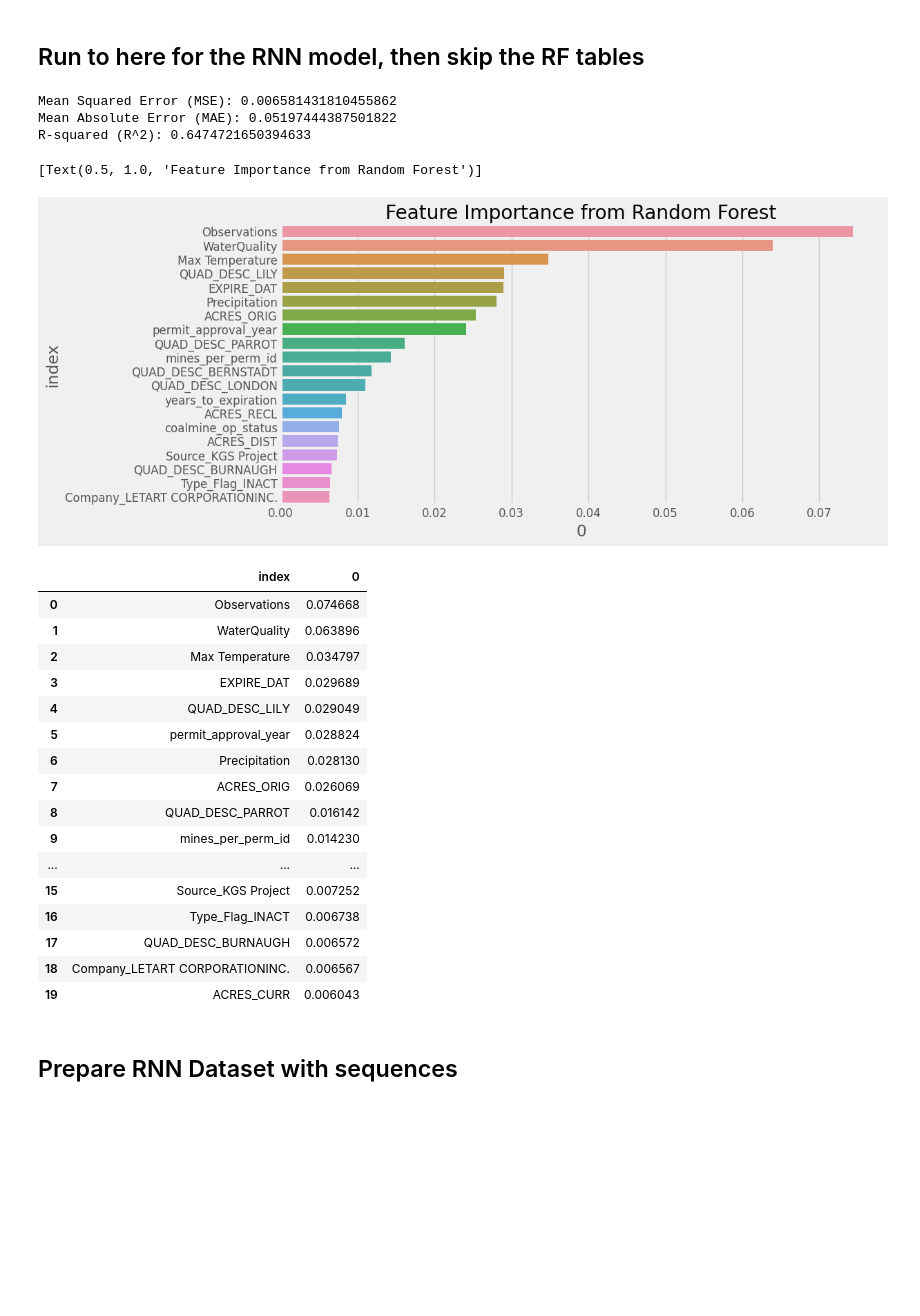
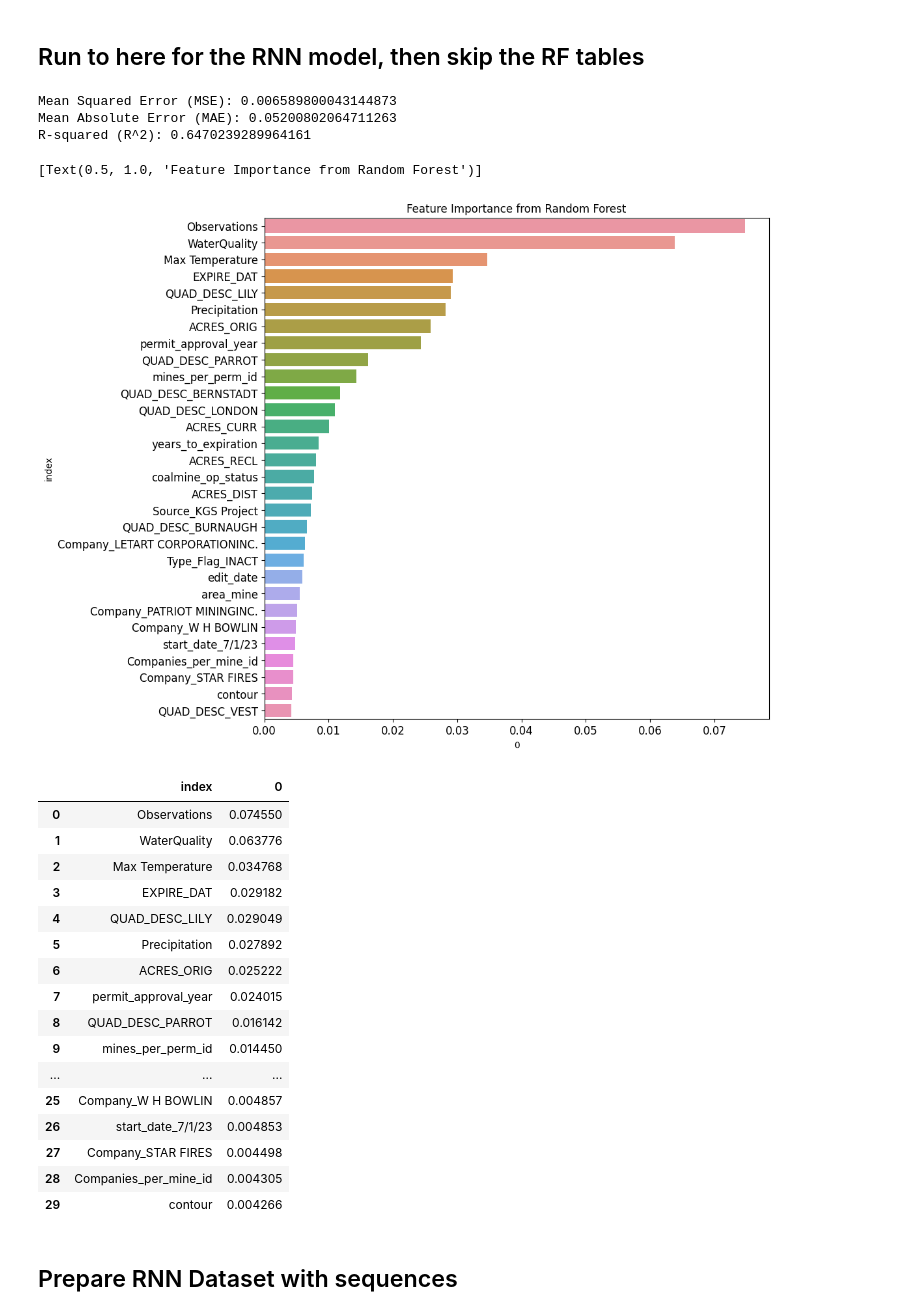
Before and after one commit to KendallScott/Capstone, a Jupyter notebook: Working RNN/Data_Cleanup.ipynb, the cells around one changed output. Drawn from its saved outputs; the diff is of its cells as text; code cells hidden in the pictures; blank space fills up the shorter version.

```diff
--- a/Working RNN/Data_Cleanup.ipynb
+++ b/Working RNN/Data_Cleanup.ipynb
@@ -502,7 +502,7 @@ all_mines_encoded = all_mines_encoded.fillna(0)
 # %%
 all_mines_encoded = all_mines_encoded.drop(['FeatCLS_SF', 'QUAD_DESC_OLDTOWN', 'Company_ABBY', 'Company_ALEXANDRIA SALES CO LTD', 'Company_BRISBANE MINING', 'Company_BILLINGS CORP', 'Company_BLACKBERRY CREEK',
        'Company_BIG LOU CONSTRUCTION CO', 'Company_C & T CO',
-       'Company_BIG RIDGE CO', 'Company_CALDWELL MNG', 'Company_BIG THREE CO',
+       'Company_BIG RIDGE CO', 'Company_CALDWELL MNG', 'ACRES_CURR.1','Company_BIG THREE CO',
        'Company_B P & S CO', 'Company_ARROW DEVELOPMENT', 'Company_BLUE JEL',
        'Company_BLUE RIDGE', 'Company_CAPRICORN', 'Company_C & H TRUCKING',
        'Company_BREATHITT COUNTY CO', 'Company_CAIN & SONS',
@@ -597,70 +597,58 @@ rf_pred=rf.predict(X_testrf)
 print('\nMean Squared Error (MSE):', mean_squared_error(y_testrf, rf_pred))
 print('Mean Absolute Error (MAE):', mean_absolute_error(y_testrf, rf_pred))
 print('R-squared (R^2):', r2_score(y_testrf, rf_pred))
+# %% [output]
+Mean Squared Error (MSE): 0.006589800043144873
+Mean Absolute Error (MAE): 0.05200802064711263
+R-squared (R^2): 0.6470239289964161
-# %%
-rf.fit(X_trainrf, y_trainrf)
-
-rf_pred=rf.predict(X_testrf)
-
-mse = mean_squared_error(y_testrf, rf_pred)
-mae = mean_absolute_error(y_testrf, rf_pred)
-r2 = r2_score(y_testrf, rf_pred)
-
-print('\nMean Squared Error (MSE):', mse)
-print('Mean Absolute Error (MAE):', mae)
-print('R-squared (R^2):', r2)
-# %% [output]
-Mean Squared Error (MSE): 0.006581431810455862
-Mean Absolute Error (MAE): 0.05197444387501822
-R-squared (R^2): 0.6474721650394633
 # %%
 import seaborn as sns
 import matplotlib.pyplot as plt
 
 
 SMALL_SIZE = 8
 MEDIUM_SIZE = 10
 BIGGER_SIZE = 12
 
 
 feature_importance =rf.feature_importances_
 
 forest_importances = pd.Series(feature_importance, index=selected_columns)
 forest_importances = pd.DataFrame(forest_importances)
 
-idx = forest_importances[0].sort_values(ascending = False).head(20).index
+idx = forest_importances[0].sort_values(ascending = False).head(30).index
 forest_importances2 = forest_importances.loc[idx]
 data=forest_importances2.reset_index()
 
 plt.style.use('tableau-colorblind10')
-plt.figure(figsize = (10,5))
+plt.figure(figsize = (10,10))
 plt.rc('xtick', labelsize=BIGGER_SIZE)    # fontsize of the tick labels
 plt.rc('ytick', labelsize=BIGGER_SIZE)    # fontsize of the tick labels
 
 sns.barplot(x=0, y='index', data=data).set(title='Feature Importance from Random Forest')
 # %% [output]
 [Text(0.5, 1.0, 'Feature Importance from Random Forest')]
-[figure, old version]
+[figure, new version]
 # %%
 data
 # %% [output]
 |  | index | 0 |
-| 0 | Observations | 0.074668 |
-| 1 | WaterQuality | 0.063896 |
-| 2 | Max Temperature | 0.034797 |
-| 3 | EXPIRE_DAT | 0.029689 |
+| 0 | Observations | 0.074550 |
+| 1 | WaterQuality | 0.063776 |
+| 2 | Max Temperature | 0.034768 |
+| 3 | EXPIRE_DAT | 0.029182 |
 | 4 | QUAD_DESC_LILY | 0.029049 |
-| 5 | permit_approval_year | 0.028824 |
-| 6 | Precipitation | 0.028130 |
-| 7 | ACRES_ORIG | 0.026069 |
+| 5 | Precipitation | 0.027892 |
+| 6 | ACRES_ORIG | 0.025222 |
+| 7 | permit_approval_year | 0.024015 |
 | 8 | QUAD_DESC_PARROT | 0.016142 |
-| 9 | mines_per_perm_id | 0.014230 |
+| 9 | mines_per_perm_id | 0.014450 |
 | ... | ... | ... |
-| 15 | Source_KGS Project | 0.007252 |
-| 16 | Type_Flag_INACT | 0.006738 |
-| 17 | QUAD_DESC_BURNAUGH | 0.006572 |
-| 18 | Company_LETART CORPORATIONINC. | 0.006567 |
-| 19 | ACRES_CURR | 0.006043 |
+| 25 | Company_W H BOWLIN | 0.004857 |
+| 26 | start_date_7/1/23 | 0.004853 |
+| 27 | Company_STAR FIRES | 0.004498 |
+| 28 | Companies_per_mine_id | 0.004305 |
+| 29 | contour | 0.004266 |
 # %%
 import tensorflow as tf
 from tensorflow.keras.models import Sequential
```
Also changed, not shown: parts of 6 cells of this notebook.
